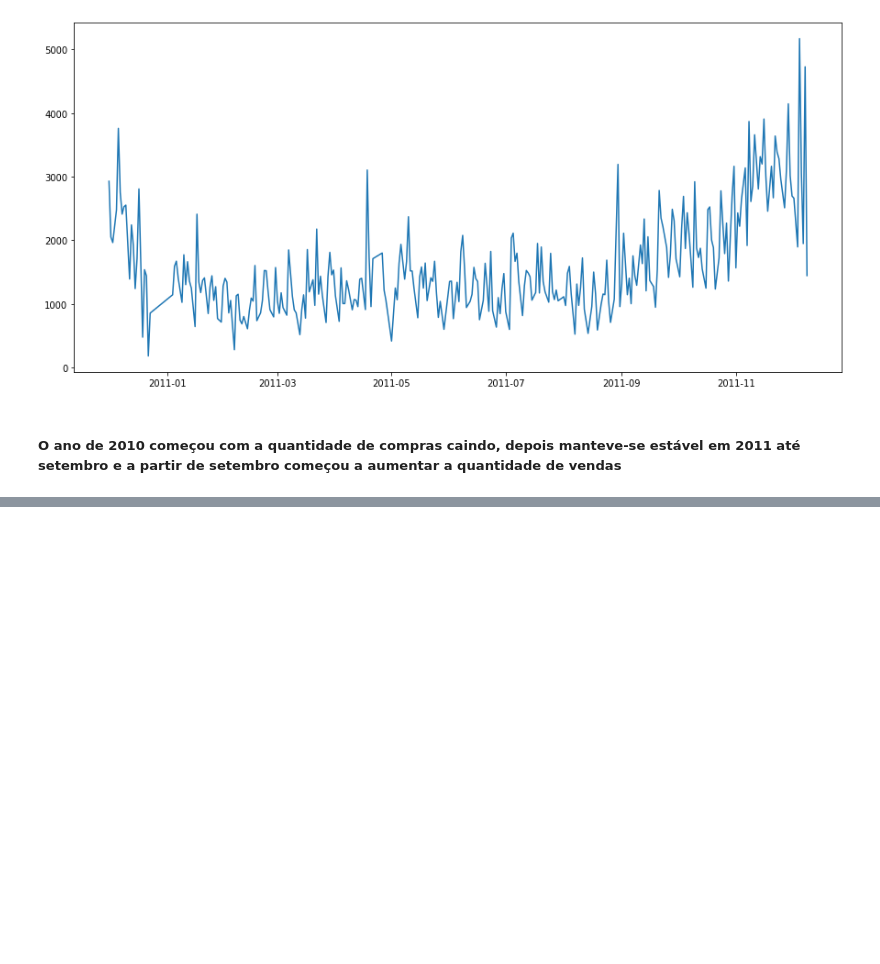
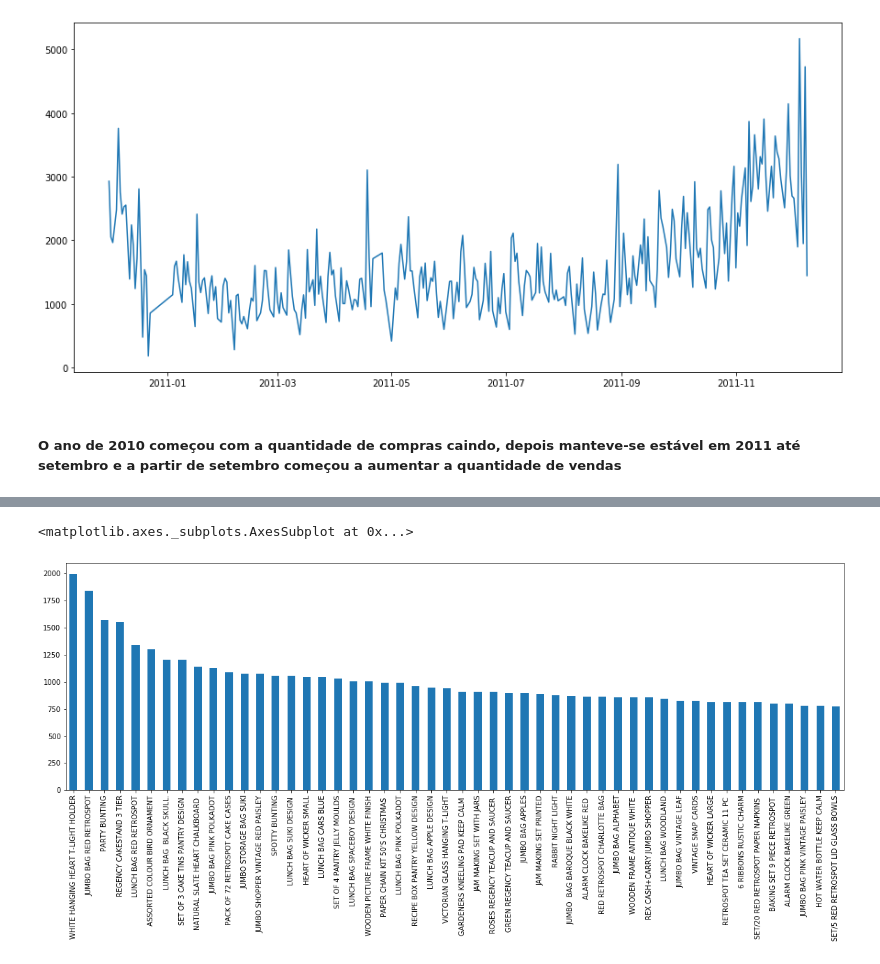
Before and after one commit to Vinicius-Passos-git/Python, a Jupyter notebook: RFM e LTV/RFM_LTV.ipynb, the cells around one changed output, grey strips where cells are left out. Cells and saved outputs as stored; diff of their text form; code cells hidden in the pictures; blank space fills up the shorter version.

```diff
--- a/RFM e LTV/RFM_LTV.ipynb
+++ b/RFM e LTV/RFM_LTV.ipynb
@@ -165,0 +188,7 @@ df_uk.groupby('year').agg({'Total_Purchase': 'sum'})
+# %%
+#Uma ideia dos 50 produtos mais "comprados" em 2011 em UK. Coloquei entre aspas comprados porque não multipliquei pela variavel quantity
+plt.figure(figsize=(20,6))
+df_uk['Description'].value_counts().head(50).plot(kind = 'bar')
+# %% [output]
+<matplotlib.axes._subplots.AxesSubplot at 0x...>
+[figure, added]
```
Also changed, not shown: parts of 25 cells of this notebook.
